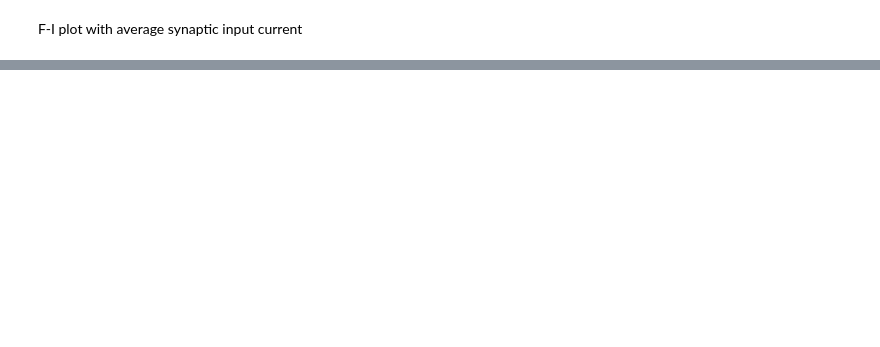
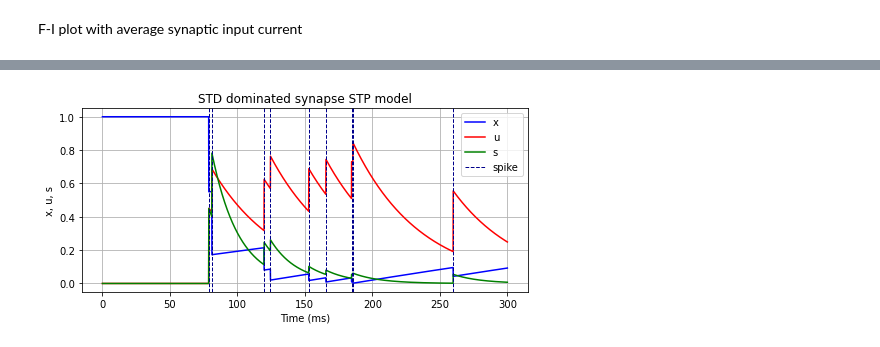
Before and after one commit to jaumecolomhernandez/mmb-mathneuroscience2, a Jupyter notebook: conductance-based-network.ipynb, the cells around one changed output, grey strips where cells are left out. Drawn from its saved outputs; the diff is of its cells as text; code cells hidden in the pictures; blank space fills up the shorter version.

Commit message:
Added STP model

```diff
--- a/conductance-based-network.ipynb
+++ b/conductance-based-network.ipynb
@@ -524,0 +541,43 @@ fig.show()
+# %%
+d, n, dt = 300, 3001, 0.1 # Preserve this numbers ALWAYS -> n=d*10+1
+time_span = np.linspace(0,d,n)
+results = np.zeros((3,n)) # x,u,s
+results[0,0] = 1
+
+# STD dominated Params
+taud, tauf, taus = 750, 50, 20
+af, A = 0.45, 1
+
+spikes = spike_train(d, 30, dt)
+c=[]
+for it, t in enumerate(time_span[:-1]):
+    if it in (spikes*10).astype(int):
+        xm, um, sm = results[:,it-1]   # This will break if there is spike at 0
+        un = um+af*(1-um)
+        results[:,it] =  np.array([xm*(1-un),un,sm+A*un*xm])
+
+    results[:,it+1] = results[:,it] + stp(results[:,it])*dt # Crappy euler integration
+# %%
+fig, ax = plt.subplots(1, figsize=(7,3.5))
+
+l1, = ax.plot(time_span, results[0,:], c='b', label='x')
+l2, = ax.plot(time_span, results[1,:], c='r', label='u')
+l3, = ax.plot(time_span, results[2,:], c='g', label='s')
+
+# Plot spike lines
+for t in spikes:
+    l4 = ax.axvline(x=t, color='darkblue', linestyle='dashed', linewidth=1, label='spike')
+
+ax.set(title=f"STD dominated synapse STP model",
+       xlabel="Time (ms)",
+   ylabel="x, u, s",
+   )
+ax.grid()
+
+lines = [l1,l2,l3,l4]
+ax.legend(lines, [l.get_label() for l in lines])
+
+fig.tight_layout()
+fig.show()
+# %% [output]
+[figure, added]
```
Also changed, not shown: parts of 18 cells of this notebook, 4 other files.
